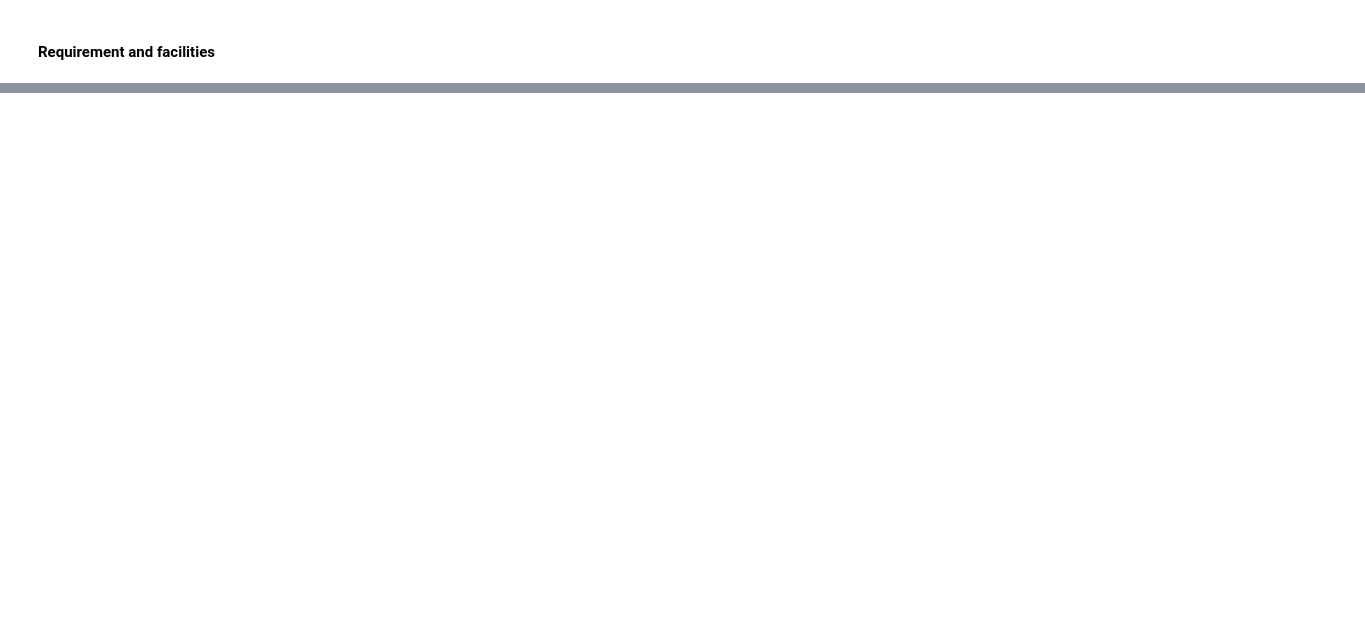
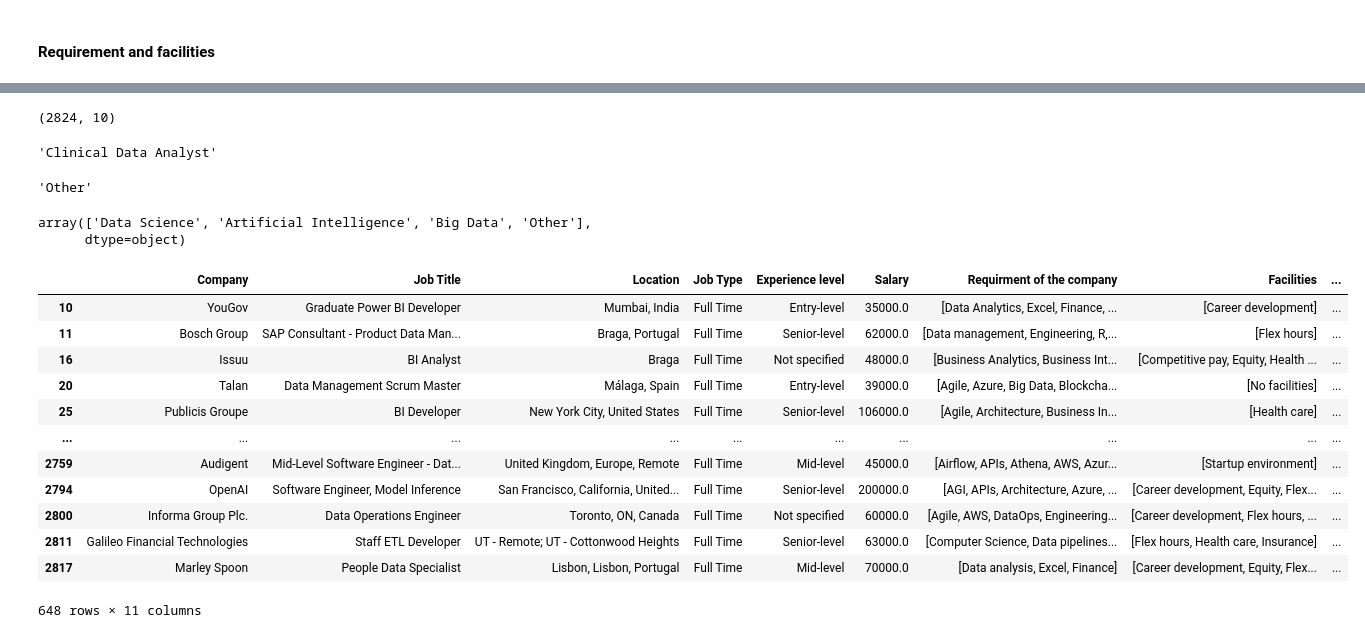
Before and after one commit to Sefdine/Job_opportunities, a Jupyter notebook: dev.ipynb, the cells around one changed output, grey strips where cells are left out. Cells and saved outputs as stored; diff of their text form; code cells hidden in the pictures; blank space fills up the shorter version.

```diff
--- a/dev.ipynb
+++ b/dev.ipynb
@@ -80,0 +115,3 @@ df['Facilities'] = df['Facilities'].apply(lambda x: delete_empty_in_list(x))
+# %%
+# Handle experience level null values
+df['Experience level'] = df['Experience level'].apply(lambda x: 'Not specified' if pd.isnull(x) else x)
@@ -80,0 +270,73 @@ df['Facilities'] = df['Facilities'].apply(lambda x: delete_empty_in_list(x))
+# %%
+df.shape
+# %% [output]
+(2824, 10)
+# %%
+# Create keywords for jobs
+data_science_keywords = [
+    'scientist', 'science', 'data analysis', 'data analyst', 'data mining', 'predictive modeling',
+    'machine learning', 'statistical analysis', 'data visualization',
+    'exploratory data analysis', 'data cleaning', 'feature engineering',
+    'regression analysis', 'classification', 'clustering',
+    'natural language processing', 'time series analysis', 'data product manager', 'research analyst', 'data analytics',
+    'data quality', 'bi'
+]
+
+big_data_keywords = [
+    'big', 'big data', 'data engineer', 'hadoop', 'apache spark', 'nosql', 'mapreduce',
+    'distributed computing', 'data storage and retrieval', 'data scalability',
+    'data volume', 'data velocity', 'data variety', 'data processing',
+    'data architecture', 'data streaming', 'data lakes', 'streaming data pipelines', 'data architect', 'data storage'
+]
+
+ai_keywords = [
+    'artificial intelligence', 'ai', 'machine learning', 'deep learning',
+    'neural networks', 'natural language processing', 'computer vision',
+    'reinforcement learning', 'robotics', 'expert systems',
+    'cognitive computing', 'ai algorithms', 'sentiment analysis',
+    'speech recognition', 'image recognition', 'autonomous systems'
+]
+# %%
+# Function to classify job titles into DS, AI or Big Data
+def classify_job(title):
+    str.lower(title)
+    if any(keyword in title for keyword in ai_keywords):
+        return 'Artificial Intelligence'
+    elif any(keyword in title for keyword in data_science_keywords):
+        return 'Data Science'
+    elif any(keyword in title for keyword in big_data_keywords):
+        return 'Big Data'
+    else :
+        return 'Other'
+# %%
+title = df['Job Title'][0]
+title
+# %% [output]
+'Clinical Data Analyst'
+# %%
+classify_job(title)
+# %% [output]
+'Other'
+# %%
+df['Job Category'] = df['Job Title'].apply(lambda x: classify_job(x.lower()))
+# %%
+df['Job Category'].unique()
+# %% [output]
+array(['Data Science', 'Artificial Intelligence', 'Big Data', 'Other'],
+      dtype=object)
+# %%
+df.loc[df['Job Category'] == 'Other']
+# %% [output]
+|  | Company | Job Title | Location | Job Type | Experience level | Salary | Requirment of the company | Facilities | ... |
+| 10 | YouGov | Graduate Power BI Developer | Mumbai, India | Full Time | Entry-level | 35000.0 | [Data Analytics, Excel, Finance, ... | [Career development] | ... |
+| 11 | Bosch Group | SAP Consultant - Product Data Man... | Braga, Portugal | Full Time | Senior-level | 62000.0 | [Data management, Engineering, R,... | [Flex hours] | ... |
+| 16 | Issuu | BI Analyst | Braga | Full Time | Not specified | 48000.0 | [Business Analytics, Business Int... | [Competitive pay, Equity, Health ... | ... |
+| 20 | Talan | Data Management Scrum Master | Málaga, Spain | Full Time | Entry-level | 39000.0 | [Agile, Azure, Big Data, Blockcha... | [No facilities] | ... |
+| 25 | Publicis Groupe | BI Developer | New York City, United States | Full Time | Senior-level | 106000.0 | [Agile, Architecture, Business In... | [Health care] | ... |
+| ... | ... | ... | ... | ... | ... | ... | ... | ... | ... |
+| 2759 | Audigent | Mid-Level Software Engineer - Dat... | United Kingdom, Europe, Remote | Full Time | Mid-level | 45000.0 | [Airflow, APIs, Athena, AWS, Azur... | [Startup environment] | ... |
+| 2794 | OpenAI | Software Engineer, Model Inference | San Francisco, California, United... | Full Time | Senior-level | 200000.0 | [AGI, APIs, Architecture, Azure, ... | [Career development, Equity, Flex... | ... |
+| 2800 | Informa Group Plc. | Data Operations Engineer | Toronto, ON, Canada | Full Time | Not specified | 60000.0 | [Agile, AWS, DataOps, Engineering... | [Career development, Flex hours, ... | ... |
+| 2811 | Galileo Financial Technologies | Staff ETL Developer | UT - Remote; UT - Cottonwood Heights | Full Time | Senior-level | 63000.0 | [Computer Science, Data pipelines... | [Flex hours, Health care, Insurance] | ... |
+| 2817 | Marley Spoon | People Data Specialist | Lisbon, Lisbon, Portugal | Full Time | Mid-level | 70000.0 | [Data analysis, Excel, Finance] | [Career development, Equity, Flex... | ... |
+648 rows × 11 columns
```
Also changed, not shown: parts of 19 cells of this notebook, 1 other file.
